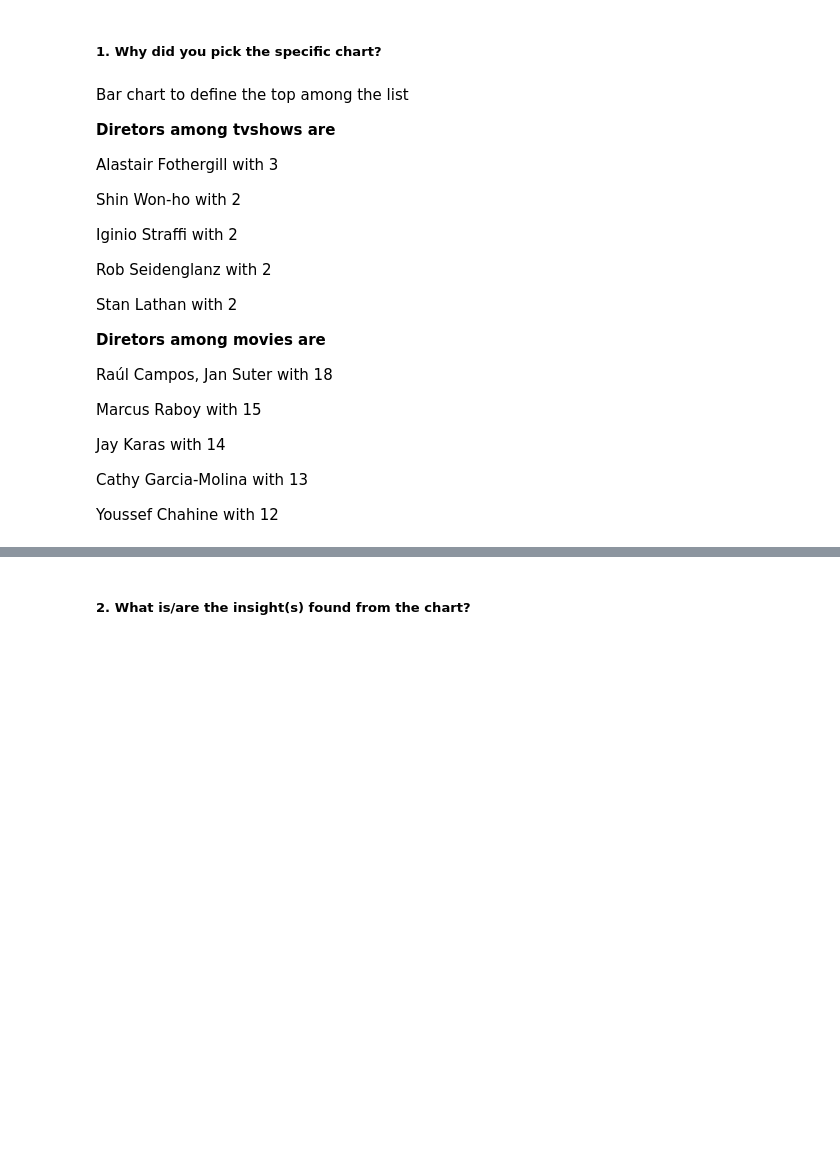
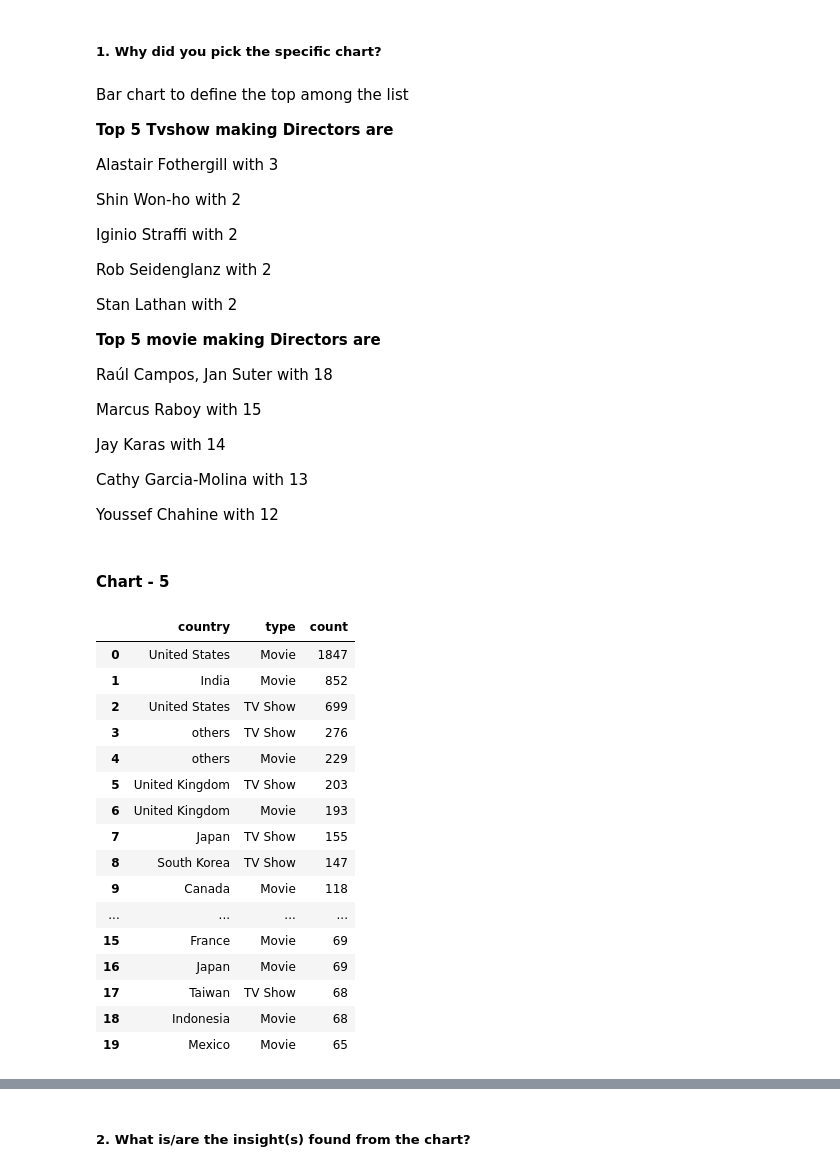
Before and after one commit to Imrgit93/UNS_Netflix-Movies-and-TV-Show-Clustering, a Jupyter notebook: UNS_Netflix_Movies_and_TV_Show_Clustering.ipynb, the cells around one changed output, grey strips where cells are left out. Cells and saved outputs as stored; diff of their text form; code cells hidden in the pictures; blank space fills up the shorter version.

```diff
--- a/UNS_Netflix_Movies_and_TV_Show_Clustering.ipynb
+++ b/UNS_Netflix_Movies_and_TV_Show_Clustering.ipynb
@@ -555,7 +555,7 @@ plt.show()
 # %% [markdown]
 Bar chart to define the top among the list
 
-**Diretors among tvshows are**
+**Top 5 Tvshow making Directors are**
 
 Alastair Fothergill	with 3
 
@@ -567,7 +567,7 @@ Rob Seidenglanz	 with 2
 
 Stan Lathan with 2
 
-**Diretors among movies are**
+**Top 5 movie making Directors are**
 
 Raúl Campos, Jan Suter with	18
 
@@ -578,3 +578,28 @@ Jay Karas with 14
 Cathy Garcia-Molina	with 13
 
 Youssef Chahine	 with 12
+# %% [markdown]
+#### Chart - 5
+# %%
+#Ploting country wise movie and tv shows.
+T_C = nmt2[['country','type']].value_counts().reset_index()
+T_C = T_C.rename(columns = {'country' : 'country', 'type' : 'type',0:'count'})
+T_C.head(20)
+# %% [output]
+|  | country | type | count |
+| 0 | United States | Movie | 1847 |
+| 1 | India | Movie | 852 |
+| 2 | United States | TV Show | 699 |
+| 3 | others | TV Show | 276 |
+| 4 | others | Movie | 229 |
+| 5 | United Kingdom | TV Show | 203 |
+| 6 | United Kingdom | Movie | 193 |
+| 7 | Japan | TV Show | 155 |
+| 8 | South Korea | TV Show | 147 |
+| 9 | Canada | Movie | 118 |
+| ... | ... | ... | ... |
+| 15 | France | Movie | 69 |
+| 16 | Japan | Movie | 69 |
+| 17 | Taiwan | TV Show | 68 |
+| 18 | Indonesia | Movie | 68 |
+| 19 | Mexico | Movie | 65 |
```
Also changed, not shown: parts of 65 cells of this notebook.
